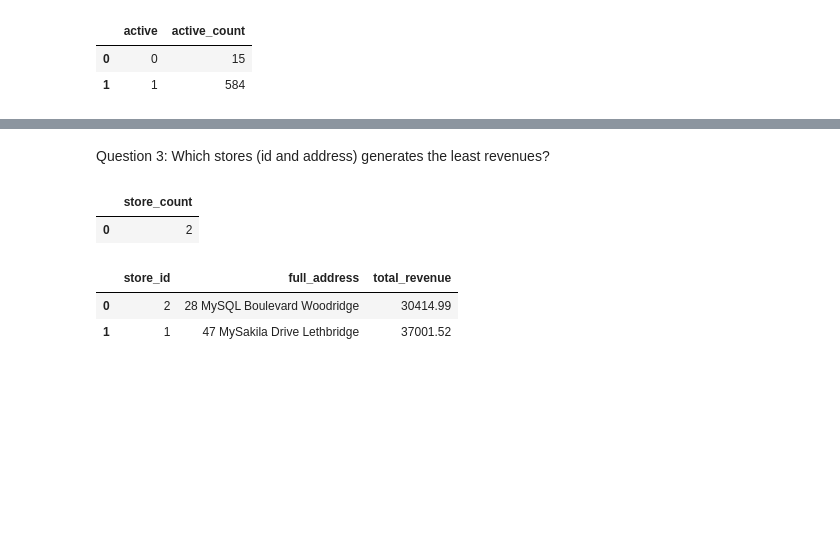
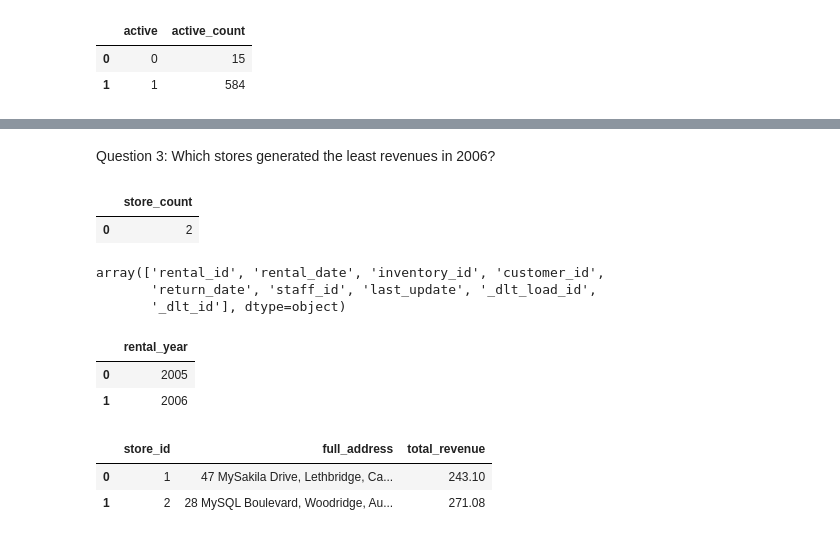
Before and after one commit to giraudcgc-cpu/DE25_sql_lab1_christophe_giraud, a Jupyter notebook: test.ipynb, the cells around one changed output, grey strips where cells are left out. Drawn from its saved outputs; the diff is of its cells as text; code cells hidden in the pictures; blank space fills up the shorter version.

Commit message:
finished task1 questions

```diff
--- a/test.ipynb
+++ b/test.ipynb
@@ -255,5 +263,5 @@ churn_cust_list
 | 13 | 592 | TERRANCE ROUSH | 2005-06-14 23:12:46 | 2006-02-14 15:16:03 | TERRANCE.ROUSH@sakilacustomer.org |
 | 14 | 446 | THEODORE CULP | 2005-05-25 00:31:15 | 2005-08-23 19:10:32 | THEODORE.CULP@sakilacustomer.org |
 # %% [markdown]
-Question 3: Which stores (id and address) generates the least revenues?
+Question 3: Which stores generated the least revenues in 2006?
 # %%
@@ -263,27 +273,43 @@ count_stores
 # %% [output]
 |  | store_count |
 | 0 | 2 |
-# %%
-with duckdb.connect('data/sakila.duckdb') as conn:
-    low_revenue_store = conn.sql("SELECT " \
-    "sh.store_id," \
-    "CONCAT(ad.address, ' ',ad.postal_code, ' ', ci.city) AS full_address, " \
-    "COALESCE(SUM(p.amount), 0) as total_revenue," \
-    "FROM staging.store sh " \
-    "LEFT JOIN staging.customer cust ON sh.store_id = cust.store_id " \
-    "LEFT JOIN staging.payment p ON cust.customer_id = p.customer_id " \
-    "LEFT JOIN staging.address ad ON sh.address_id = ad.address_id " \
-    "LEFT JOIN staging.city ci ON ad.city_id = ci.city_id " \
-    "GROUP BY sh.store_id, ad.address, ad.postal_code, ci.city " \
-    "ORDER BY total_revenue ASC;").df()
-
-# GROUP BY ALL did not work
-
-low_revenue_store
-
-# !!! forgot to exclude not active cust (15) !!!
-# !!! want to add total cust per storre and total rentals
-# %% [output]
-|  | store_id | full_address | total_revenue |
-| 0 | 2 | 28 MySQL Boulevard Woodridge | 30414.99 |
-| 1 | 1 | 47 MySakila Drive Lethbridge | 37001.52 |
+# %%
+# Checking rental column
+
+description.column_names[15]
+# %% [output]
+array(['rental_id', 'rental_date', 'inventory_id', 'customer_id',
+       'return_date', 'staff_id', 'last_update', '_dlt_load_id',
+       '_dlt_id'], dtype=object)
+# %%
+# How many business years?
+
+with duckdb.connect('data/sakila.duckdb') as conn:
+    rental_years = conn.sql("SELECT DISTINCT YEAR(rental_date) as rental_year FROM staging.rental ORDER BY rental_year;").df()
+rental_years
+# %% [output]
+|  | rental_year |
+| 0 | 2005 |
+| 1 | 2006 |
+# %%
+with duckdb.connect('data/sakila.duckdb') as conn:
+    revenue_stores_2006 = conn.sql("SELECT " \
+    "s.store_id, " \
+    "CONCAT(ad.address, ', ', ci.city, ', ', cou.country) AS full_address, " \
+    "SUM(p.amount) AS total_revenue, " \
+    "FROM staging.payment p " \
+    "JOIN staging.rental r ON p.rental_id = r.rental_id " \
+    "JOIN staging.inventory i ON r.inventory_id = i.inventory_id " \
+    "JOIN staging.store s ON i.store_id = s.store_id " \
+    "JOIN staging.address ad ON s.address_id = ad.address_id " \
+    "JOIN staging.city ci ON ad.city_id = ci.city_id " \
+    "JOIN staging.country cou ON ci.country_id = cou.country_id " \
+    "WHERE EXTRACT(YEAR FROM p.payment_date) = 2006 " \
+    "GROUP BY s.store_id, ad.address, ci.city, cou.country  " \
+    "ORDER BY total_revenue ASC;").df()
+
+revenue_stores_2006
+# %% [output]
+|  | store_id | full_address | total_revenue |
+| 0 | 1 | 47 MySakila Drive, Lethbridge, Ca... | 243.10 |
+| 1 | 2 | 28 MySQL Boulevard, Woodridge, Au... | 271.08 |
```
Also changed, not shown: parts of 7 cells of this notebook.
